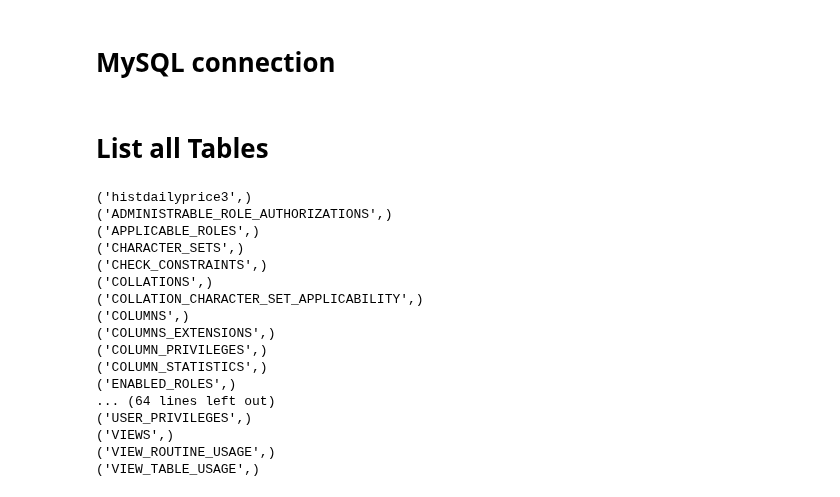
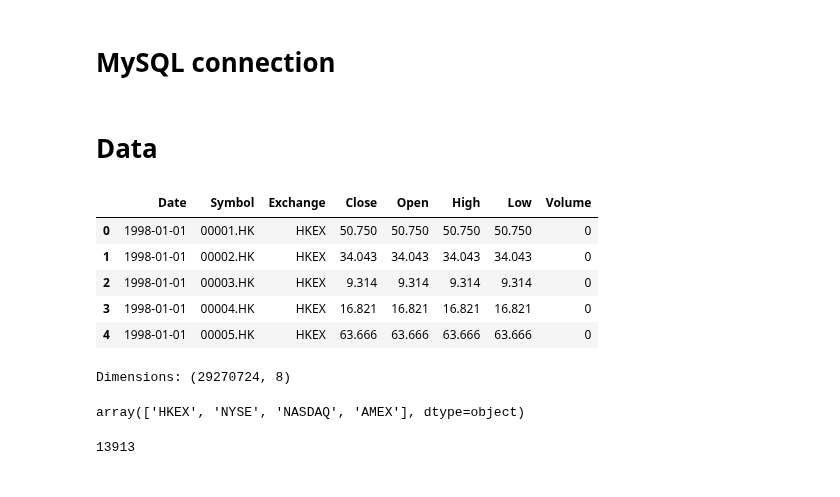
Before and after one commit to Neural-Matrix-LLC/Stock-and-ETF-Prediction, a Jupyter notebook: mysql.ipynb, the cells around one changed output. Saved outputs shown, nothing was run; the diff lists cells and outputs as text; code cells hidden in the pictures.

Commit message:
mysql loaded data

```diff
--- a/mysql.ipynb
+++ b/mysql.ipynb
@@ -23,39 +24,40 @@ PORT=os.environ.get("PORT")
 USER=os.environ.get("USER")
 PASSWORD=os.environ.get("PASSWORD")
 
-
-mydb = mysql.connector.connect(
-    host=HOST,
-    port=PORT,
-    user=USER,
-    password=PASSWORD
-)
+try:
+    conn = mysql.connector.connect(
+        host=HOST,
+        port=PORT,
+        user=USER,
+        password=PASSWORD,
+        database="GlobalMarketData"
+    )
+    query = "SELECT * from histdailyprice3;"
+    df = pd.read_sql(query, conn)
+    conn.close()
+except Exception as e:
+    mydb.close()
+    print(str(e))
-# %% [markdown]
-# List all Tables
-# %%
-mycursor = mydb.cursor()
-
-mycursor.execute("SELECT table_name FROM information_schema.tables;")
-
-myresult = mycursor.fetchall()
-
-for x in myresult:
-    print(x)
-# %% [output]
-('histdailyprice3',)
-('ADMINISTRABLE_ROLE_AUTHORIZATIONS',)
-('APPLICABLE_ROLES',)
-('CHARACTER_SETS',)
-('CHECK_CONSTRAINTS',)
-('COLLATIONS',)
-('COLLATION_CHARACTER_SET_APPLICABILITY',)
-('COLUMNS',)
-('COLUMNS_EXTENSIONS',)
-('COLUMN_PRIVILEGES',)
-('COLUMN_STATISTICS',)
-('ENABLED_ROLES',)
-... (64 lines left out)
-('USER_PRIVILEGES',)
-('VIEWS',)
-('VIEW_ROUTINE_USAGE',)
-('VIEW_TABLE_USAGE',)
+# %% [markdown]
+# Data
+# %%
+df.head()
+# %% [output]
+|  | Date | Symbol | Exchange | Close | Open | High | Low | Volume |
+| 0 | 1998-01-01 | 00001.HK | HKEX | 50.750 | 50.750 | 50.750 | 50.750 | 0 |
+| 1 | 1998-01-01 | 00002.HK | HKEX | 34.043 | 34.043 | 34.043 | 34.043 | 0 |
+| 2 | 1998-01-01 | 00003.HK | HKEX | 9.314 | 9.314 | 9.314 | 9.314 | 0 |
+| 3 | 1998-01-01 | 00004.HK | HKEX | 16.821 | 16.821 | 16.821 | 16.821 | 0 |
+| 4 | 1998-01-01 | 00005.HK | HKEX | 63.666 | 63.666 | 63.666 | 63.666 | 0 |
+# %%
+print("Dimensions:", df.shape)
+# %% [output]
+Dimensions: (29270724, 8)
+# %%
+df.Exchange.unique()
+# %% [output]
+array(['HKEX', 'NYSE', 'NASDAQ', 'AMEX'], dtype=object)
+# %%
+len(df.Symbol.unique())
+# %% [output]
+13913
```
Also changed, not shown: parts of 4 cells of this notebook.
